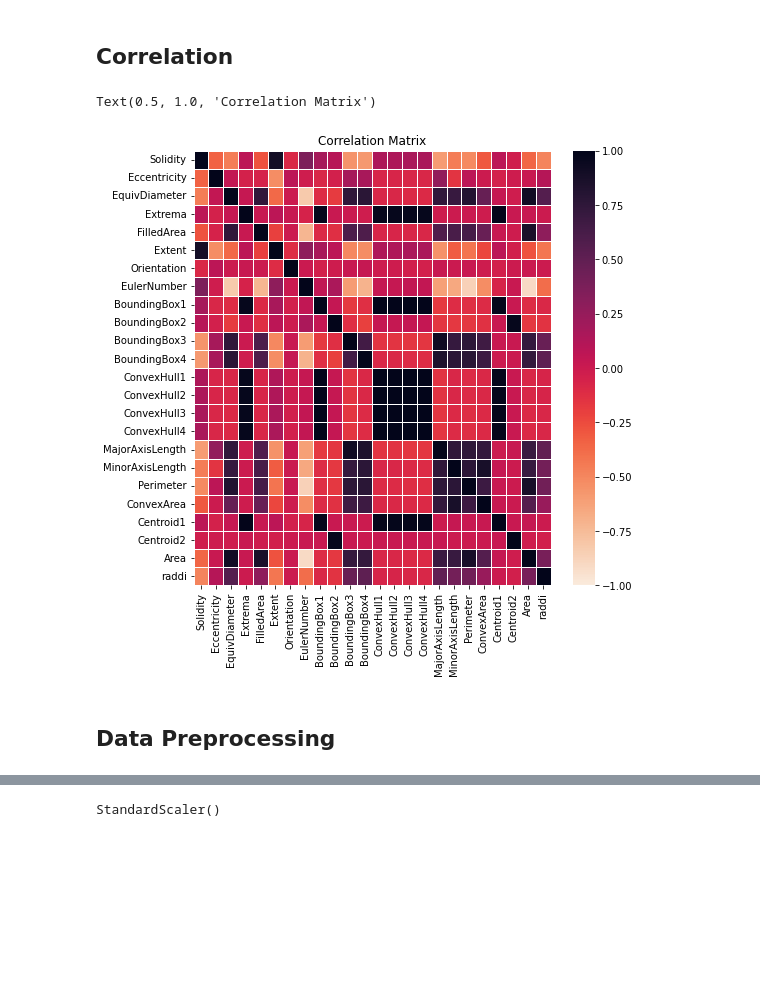
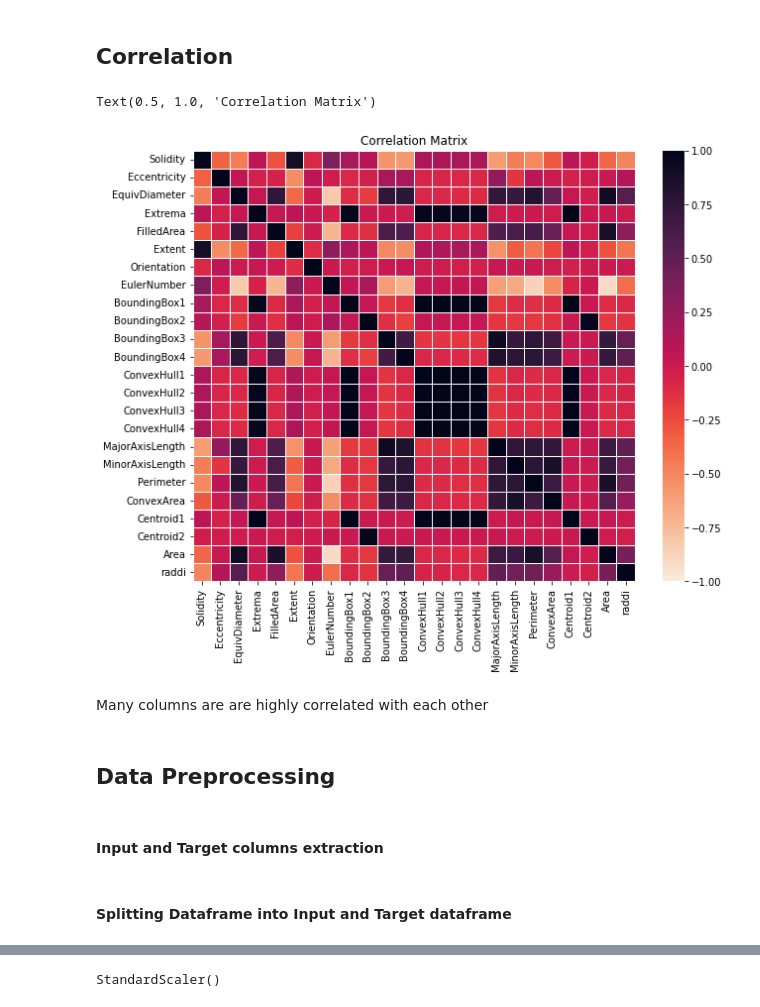
Before and after one commit to omjiverma/Microbes-Identification-with-Machine-Learning, a Jupyter notebook: Microbes Identification.ipynb, the cells around one changed output, grey strips where cells are left out. Cells and saved outputs as stored; diff of their text form; code cells hidden in the pictures; blank space fills up the shorter version.

```diff
--- a/Microbes Identification.ipynb
+++ b/Microbes Identification.ipynb
@@ -77,5 +82,5 @@ def model_scores(model, X_train,y_train, X_val, y_val, train=True):
 # %% [markdown]
 ## Data Import
 # %%
-raw_df = pd.read_csv('microbes.csv',index_col=0)
+df = pd.read_csv('microbes.csv',index_col=0)
 # %%
@@ -202,12 +233,16 @@ plt.title('Target Values Count');
 # %% [markdown]
 ## Correlation
 # %%
-plt.figure(figsize=(8,8))
-sns.heatmap(raw_df.corr(),vmin=-1, vmax=1, cmap=sns.color_palette("rocket_r", as_cmap=True),fmt='.2g',linewidths=.5)
+plt.figure(figsize=(10,8))
+sns.heatmap(df.corr(),vmin=-1, vmax=1, cmap=sns.color_palette("rocket_r", as_cmap=True),fmt='.2g',linewidths=.5)
 plt.title('Correlation Matrix')
 # %% [output]
 Text(0.5, 1.0, 'Correlation Matrix')
-[figure, old version]
+[figure, new version]
+# %% [markdown]
+Many columns are are highly correlated with each other
 # %% [markdown]
 ## Data Preprocessing
+# %% [markdown]
+#### Input and Target columns extraction
 # %%
@@ -217 +251,3 @@ target_col  = raw_df.columns[-1]
+# %% [markdown]
+#### Splitting Dataframe into Input and Target dataframe
 # %%
```
Also changed, not shown: parts of 38 cells of this notebook.
